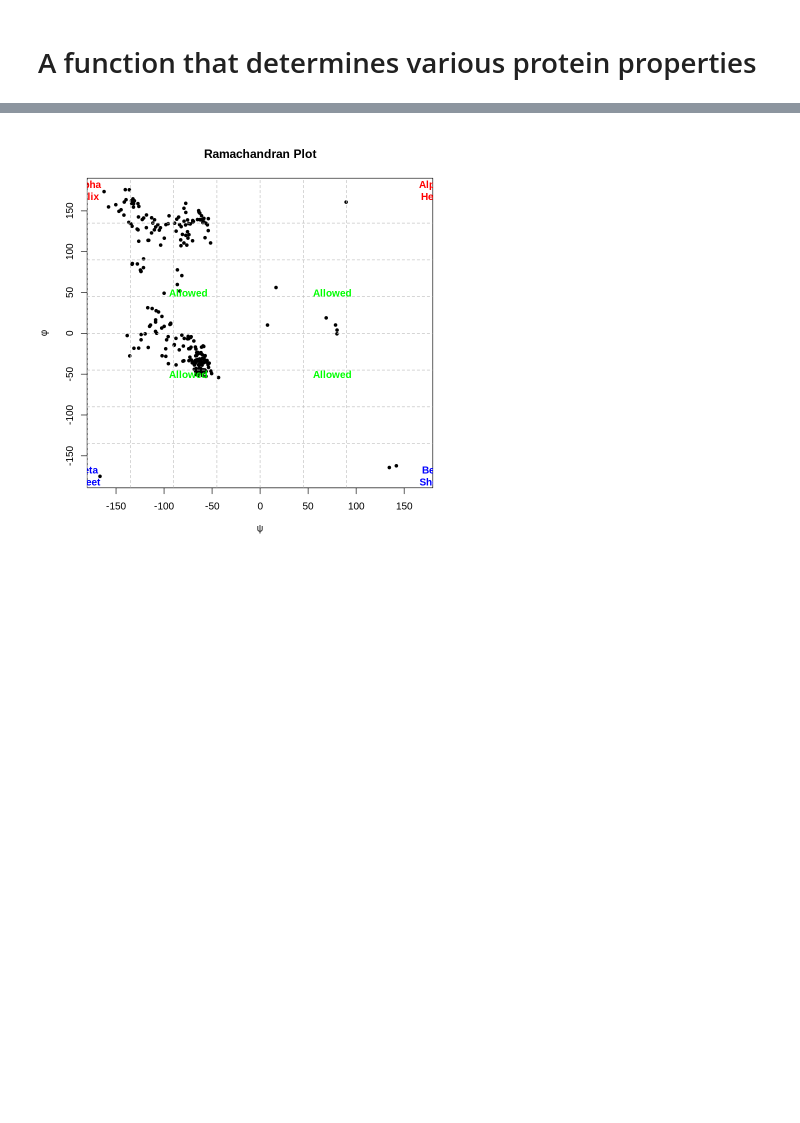
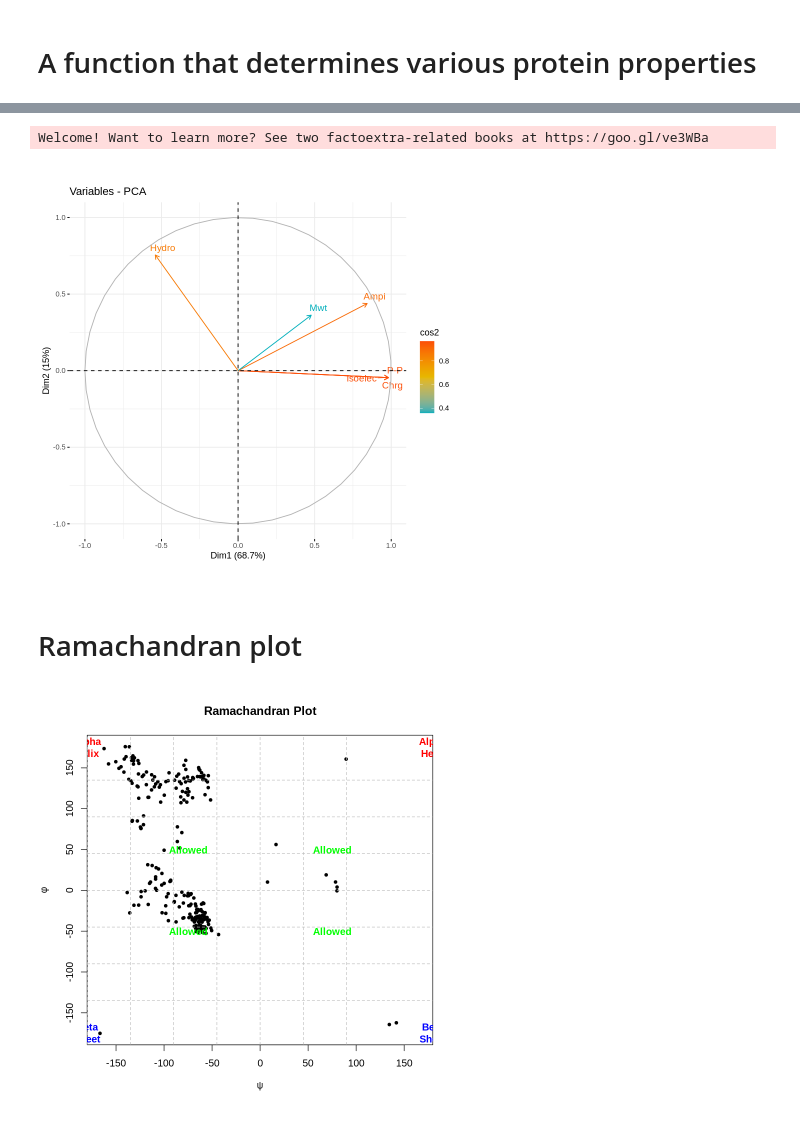
Before and after one commit to adgcal/Anjan_collab_R, a Jupyter notebook: 5_peptides.ipynb, the cells around one changed output, grey strips where cells are left out. Saved outputs shown, nothing was run; the diff lists cells and outputs as text; code cells hidden in the pictures; blank space fills up the shorter version.

```diff
--- a/5_peptides.ipynb
+++ b/5_peptides.ipynb
@@ -165,6 +167,3 @@ heme.pro
 
 + attr: atom, xyz, seqres, helix, calpha,
         remark, call
-# %%
-seq.pro1<-pdbseq(heme.pro)
-seq.pro1
@@ -212,0 +184,6 @@ NULL
+# %%
+mem.pro<-read.pdb("2RUO")
+seq.pro<-pdbseq(mem.pro)
+seq.pro
+x<- as.data.frame(pro(seq.pro))
+knitr::kable(x,caption='Properties of the protein 2RUO')
@@ -213,3 +216,13 @@ NULL
+# %%
+library(FactoMineR)
+library(factoextra)
+pca.mempro<-npro.pca(seq.pro)
+fviz_pca_var(pca.mempro,col.var="cos2",gradient.cols=c("#00AFBB","#E7B800","#FC4E07"),repel=TRUE)
+# %% [output]
+Welcome! Want to learn more? See two factoextra-related books at https://goo.gl/ve3WBa
+[figure, added]
+# %% [markdown]
+# Ramachandran plot
 # %%
 library(bio3d)
 tor<-torsion.pdb(pdb)
```
Also changed, not shown: parts of 9 cells of this notebook.
